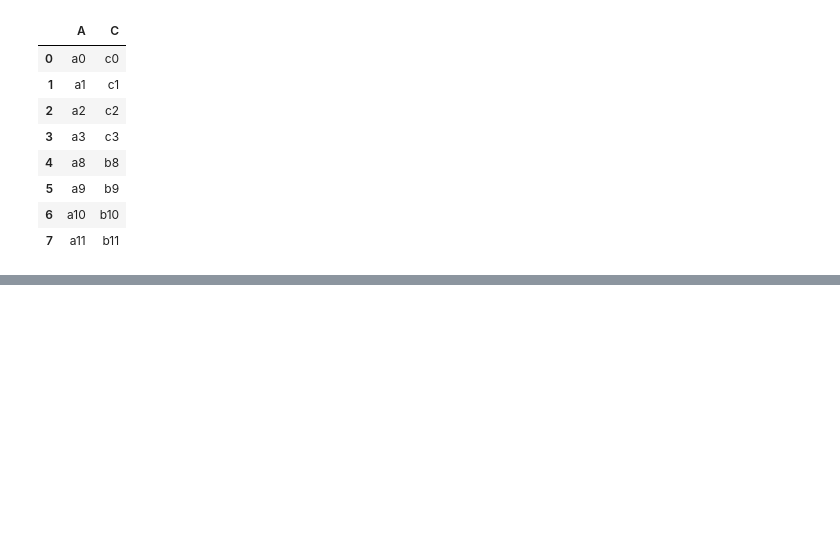
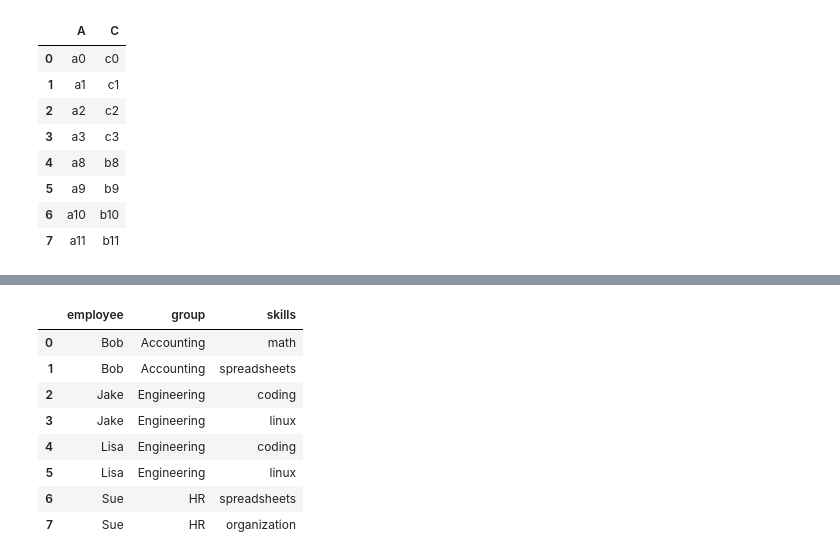
Before and after one commit to t8t/python22, a Jupyter notebook: Day4.ipynb, the cells around one changed output, grey strips where cells are left out. Saved outputs shown, nothing was run; the diff lists cells and outputs as text; code cells hidden in the pictures; blank space fills up the shorter version.

Commit message:
merge

```diff
--- a/Day4.ipynb
+++ b/Day4.ipynb
@@ -869,0 +967,6 @@ df6
+# %%
+df1 = pd.DataFrame({'employee': ['Bob', 'Jake', 'Lisa', 'Sue'],
+                    'group': ['Accounting', 'Engineering', 'Engineering', 'HR']})
+df2 = pd.DataFrame({'employee': ['Lisa', 'Bob', 'Jake', 'Sue'],
+                    'hire_date': [2004, 2008, 2012, 2014]})
+df1, df2
@@ -869,0 +1020,6 @@ df6
+# %%
+df5 = pd.DataFrame({'group': ['Accounting', 'Accounting',
+                              'Engineering', 'Engineering', 'HR', 'HR'],
+                    'skills': ['math', 'spreadsheets', 'coding', 'linux',
+                               'spreadsheets', 'organization']})
+df5
@@ -869,0 +1049,12 @@ df6
+# %%
+pd.merge(df1, df5)
+# %% [output]
+|  | employee | group | skills |
+| 0 | Bob | Accounting | math |
+| 1 | Bob | Accounting | spreadsheets |
+| 2 | Jake | Engineering | coding |
+| 3 | Jake | Engineering | linux |
+| 4 | Lisa | Engineering | coding |
+| 5 | Lisa | Engineering | linux |
+| 6 | Sue | HR | spreadsheets |
+| 7 | Sue | HR | organization |
```
Also changed, not shown: parts of 22 cells of this notebook.
